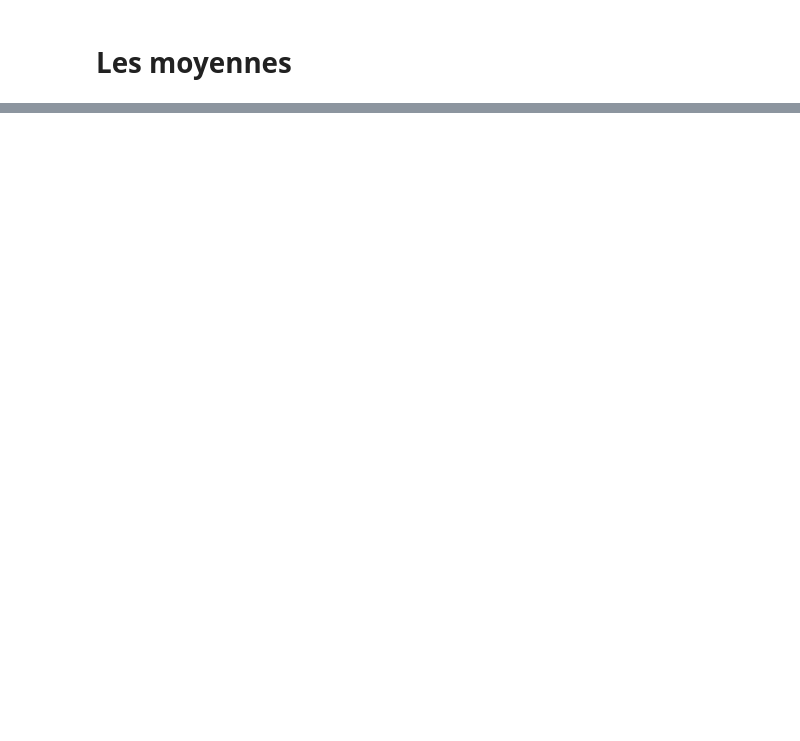
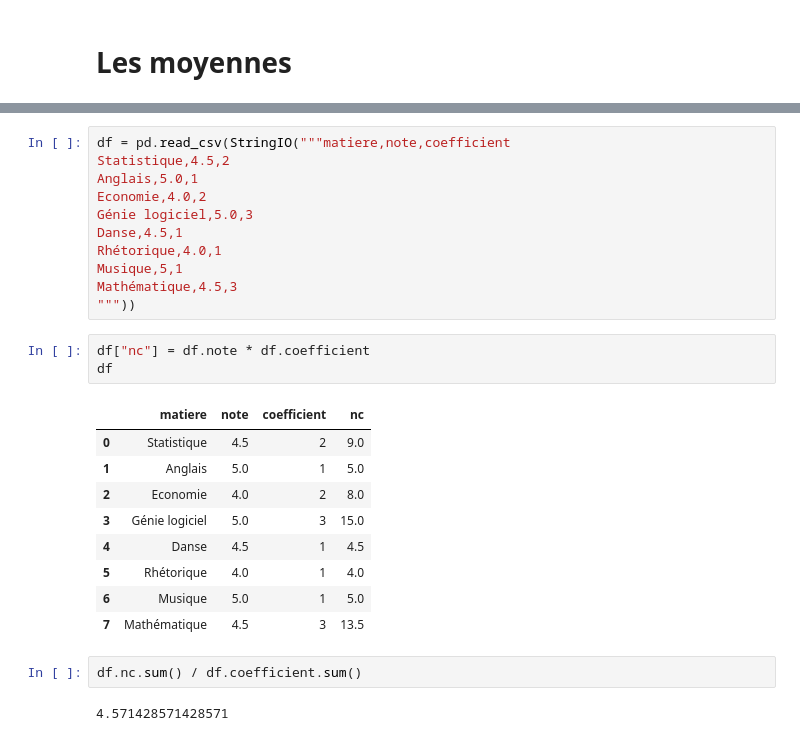
Before and after one commit to bfritscher/pandas_demo, a Jupyter notebook: statistiques/Cours_les_mesures_de_la_tendance_centrale.ipynb, the cells around one changed output, grey strips where cells are left out. Drawn from its saved outputs; the diff is of its cells as text; blank space fills up the shorter version.

```diff
--- a/statistiques/Cours_les_mesures_de_la_tendance_centrale.ipynb
+++ b/statistiques/Cours_les_mesures_de_la_tendance_centrale.ipynb
@@ -90,0 +167,28 @@ Mo, Mo2
+# %%
+df = pd.read_csv(StringIO("""matiere,note,coefficient
+Statistique,4.5,2
+Anglais,5.0,1
+Economie,4.0,2
+Génie logiciel,5.0,3
+Danse,4.5,1
+Rhétorique,4.0,1
+Musique,5,1
+Mathématique,4.5,3
+"""))
+# %%
+df["nc"] = df.note * df.coefficient
+df
+# %% [output]
+|  | matiere | note | coefficient | nc |
+| 0 | Statistique | 4.5 | 2 | 9.0 |
+| 1 | Anglais | 5.0 | 1 | 5.0 |
+| 2 | Economie | 4.0 | 2 | 8.0 |
+| 3 | Génie logiciel | 5.0 | 3 | 15.0 |
+| 4 | Danse | 4.5 | 1 | 4.5 |
+| 5 | Rhétorique | 4.0 | 1 | 4.0 |
+| 6 | Musique | 5.0 | 1 | 5.0 |
+| 7 | Mathématique | 4.5 | 3 | 13.5 |
+# %%
+df.nc.sum() / df.coefficient.sum()
+# %% [output]
+4.571428571428571
```
Also changed, not shown: parts of 15 cells of this notebook.
